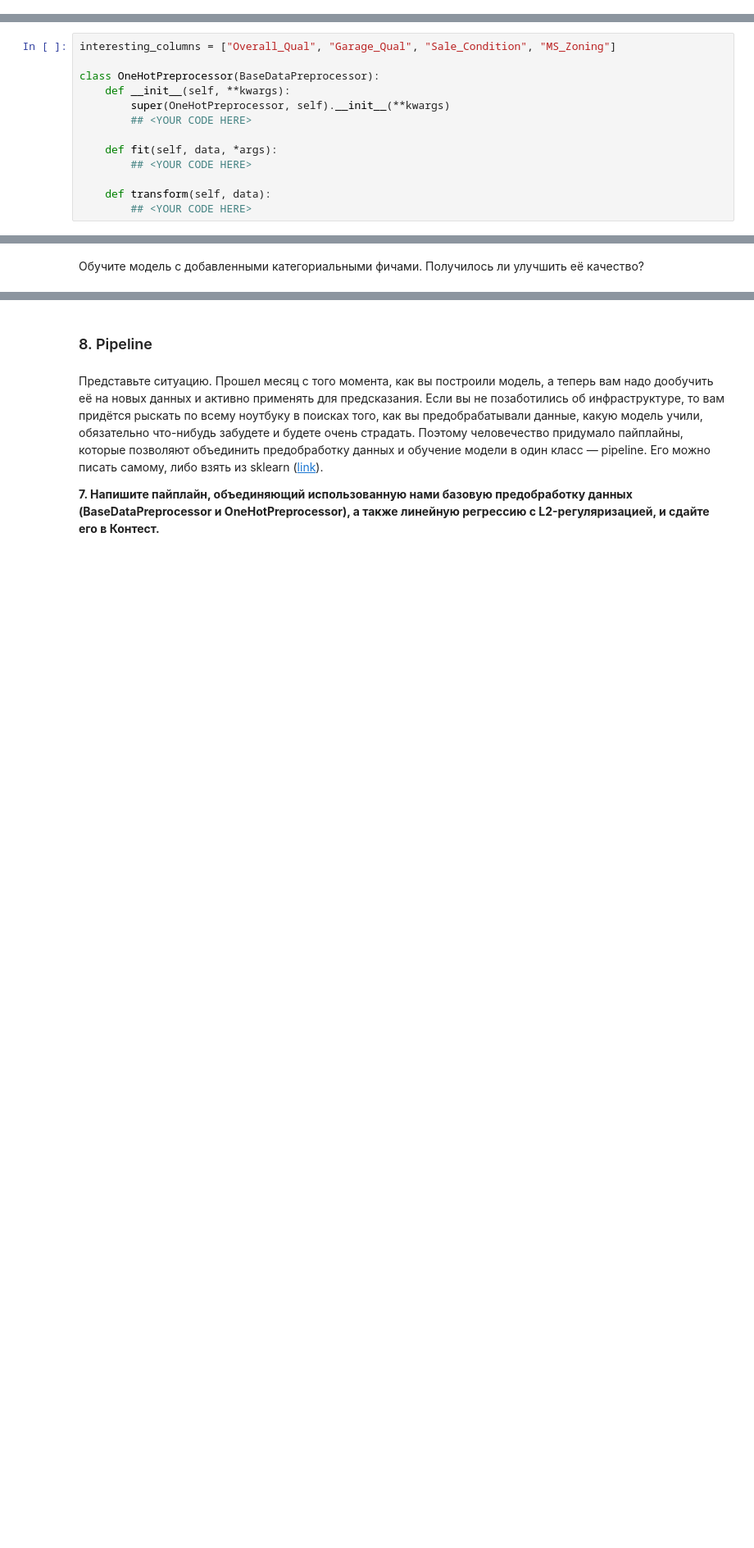
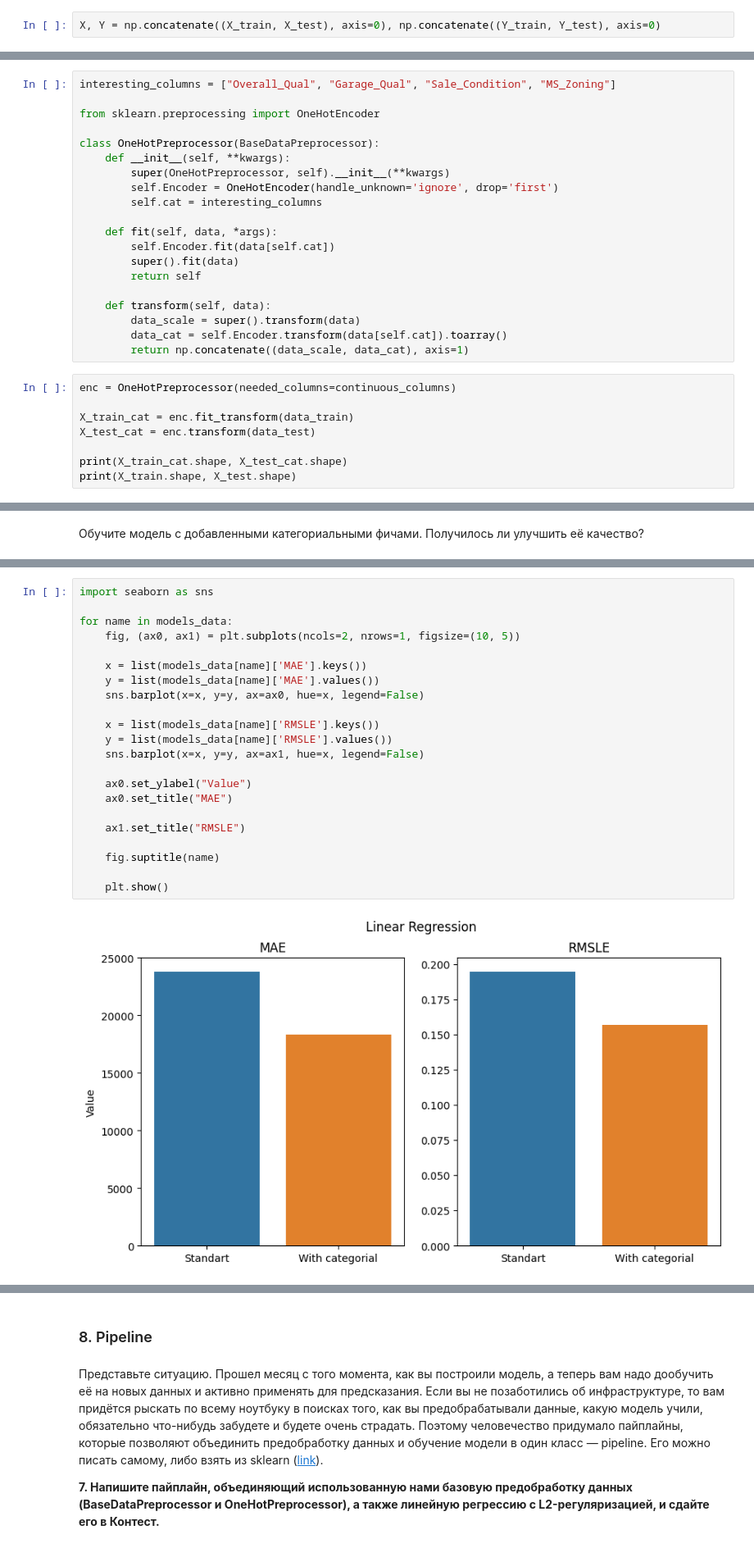
Before and after one commit to Amodion/YandexSourcebook, a Jupyter notebook: 2.1. Линейные Модели/autohw_linear_models_dabd6b0378.ipynb, the cells around one changed output, grey strips where cells are left out. Shown at 82% size. Saved outputs shown, nothing was run; the diff lists cells and outputs as text; blank space fills up the shorter version.

```diff
--- a/2.1. Линейные Модели/autohw_linear_models_dabd6b0378.ipynb
+++ b/2.1. Линейные Модели/autohw_linear_models_dabd6b0378.ipynb
@@ -329,0 +502,2 @@ cv=KFold(n_splits=5, shuffle=True, random_state=42)
+# %%
+X, Y = np.concatenate((X_train, X_test), axis=0), np.concatenate((Y_train, Y_test), axis=0)
@@ -446,14 +686,29 @@ print("Mean log : ", root_mean_squared_logarithmic_error(Y_test, prediction))
 Класс будет наследоваться от BaseDataPreprocessor, так что в него можно будет передавать нужные для BaseDataPreprocessor параметры. Также это позволит не переписывать заново то, что происходит в базовом классе, а просто взывать к ним с помощью конструкции `super`.
 # %%
 interesting_columns = ["Overall_Qual", "Garage_Qual", "Sale_Condition", "MS_Zoning"]
+
+from sklearn.preprocessing import OneHotEncoder
 
 class OneHotPreprocessor(BaseDataPreprocessor):
     def __init__(self, **kwargs):
         super(OneHotPreprocessor, self).__init__(**kwargs)
-        ## <YOUR CODE HERE>
+        self.Encoder = OneHotEncoder(handle_unknown='ignore', drop='first')
+        self.cat = interesting_columns
 
     def fit(self, data, *args):
-        ## <YOUR CODE HERE>
+        self.Encoder.fit(data[self.cat])
+        super().fit(data)
+        return self
 
     def transform(self, data):
-        ## <YOUR CODE HERE>
+        data_scale = super().transform(data)
+        data_cat = self.Encoder.transform(data[self.cat]).toarray()
+        return np.concatenate((data_scale, data_cat), axis=1)
+# %%
+enc = OneHotPreprocessor(needed_columns=continuous_columns)
+
+X_train_cat = enc.fit_transform(data_train)
+X_test_cat = enc.transform(data_test)
+
+print(X_train_cat.shape, X_test_cat.shape)
+print(X_train.shape, X_test.shape)
@@ -461,0 +754,24 @@ class OneHotPreprocessor(BaseDataPreprocessor):
+# %%
+import seaborn as sns
+
+for name in models_data:
+    fig, (ax0, ax1) = plt.subplots(ncols=2, nrows=1, figsize=(10, 5))
+
+    x = list(models_data[name]['MAE'].keys())
+    y = list(models_data[name]['MAE'].values())
+    sns.barplot(x=x, y=y, ax=ax0, hue=x, legend=False)
+
+    x = list(models_data[name]['RMSLE'].keys())
+    y = list(models_data[name]['RMSLE'].values())
+    sns.barplot(x=x, y=y, ax=ax1, hue=x, legend=False)
+
+    ax0.set_ylabel("Value")
+    ax0.set_title("MAE")
+
+    ax1.set_title("RMSLE")
+
+    fig.suptitle(name)
+
+    plt.show()
+# %% [output]
+[figure, added]
```
Also changed, not shown: parts of 45 cells of this notebook, 8 other files.
